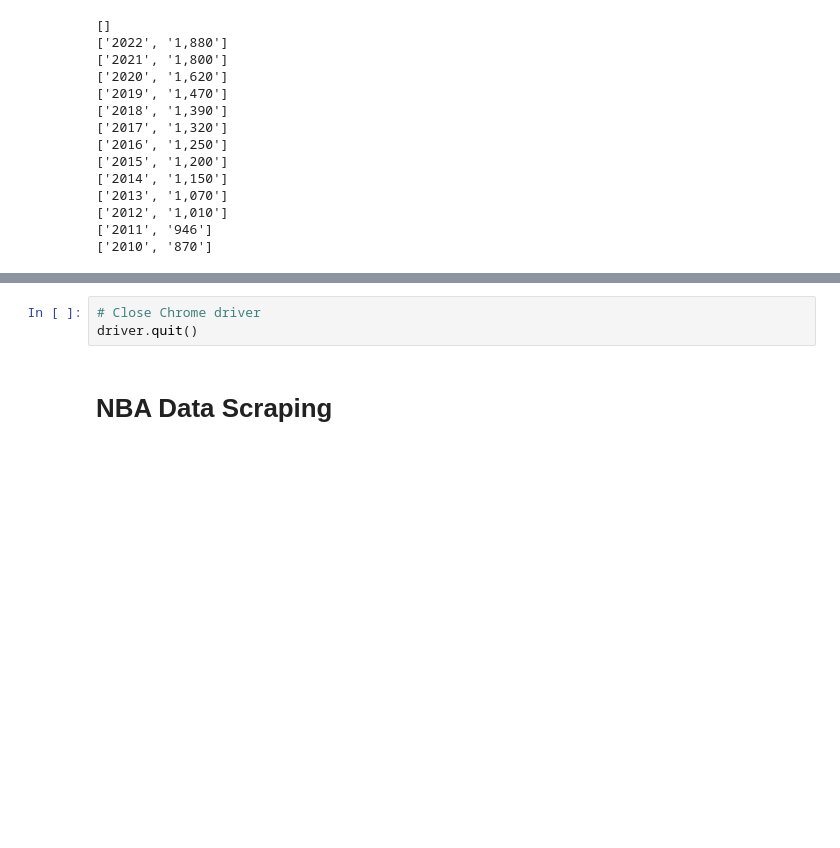
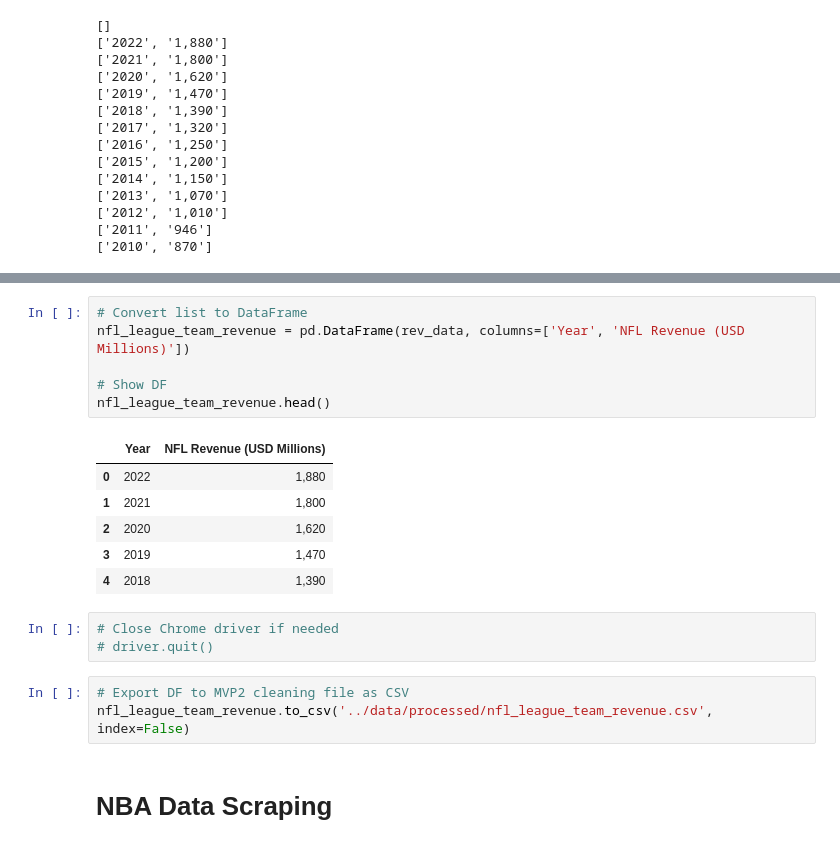
Before and after one commit to JP-Butler/Pro_Sports_Salary_Analysis, a Jupyter notebook: notebooks/data_scraping.ipynb, the cells around one changed output, grey strips where cells are left out. Saved outputs shown, nothing was run; the diff lists cells and outputs as text; blank space fills up the shorter version.

Commit message:
"data all in DF format, exports as csvs for MVP2 cleaning started"

```diff
--- a/notebooks/data_scraping.ipynb
+++ b/notebooks/data_scraping.ipynb
@@ -270,6 +281,22 @@ for row in rev_data:
+# %%
+# Convert list to DataFrame
+nfl_league_team_revenue = pd.DataFrame(rev_data, columns=['Year', 'NFL Revenue (USD Millions)'])
+
+# Show DF
+nfl_league_team_revenue.head()
+# %% [output]
+|  | Year | NFL Revenue (USD Millions) |
+| 0 | 2022 | 1,880 |
+| 1 | 2021 | 1,800 |
+| 2 | 2020 | 1,620 |
+| 3 | 2019 | 1,470 |
+| 4 | 2018 | 1,390 |
 # %%
-# Close Chrome driver
-driver.quit()
+# Close Chrome driver if needed
+# driver.quit()
+# %%
+# Export DF to MVP2 cleaning file as CSV
+nfl_league_team_revenue.to_csv('../data/processed/nfl_league_team_revenue.csv', index=False)
 # %% [markdown]
 # NBA Data Scraping
 # %% [markdown]
```
Also changed, not shown: parts of 21 cells of this notebook, 1 other file.
